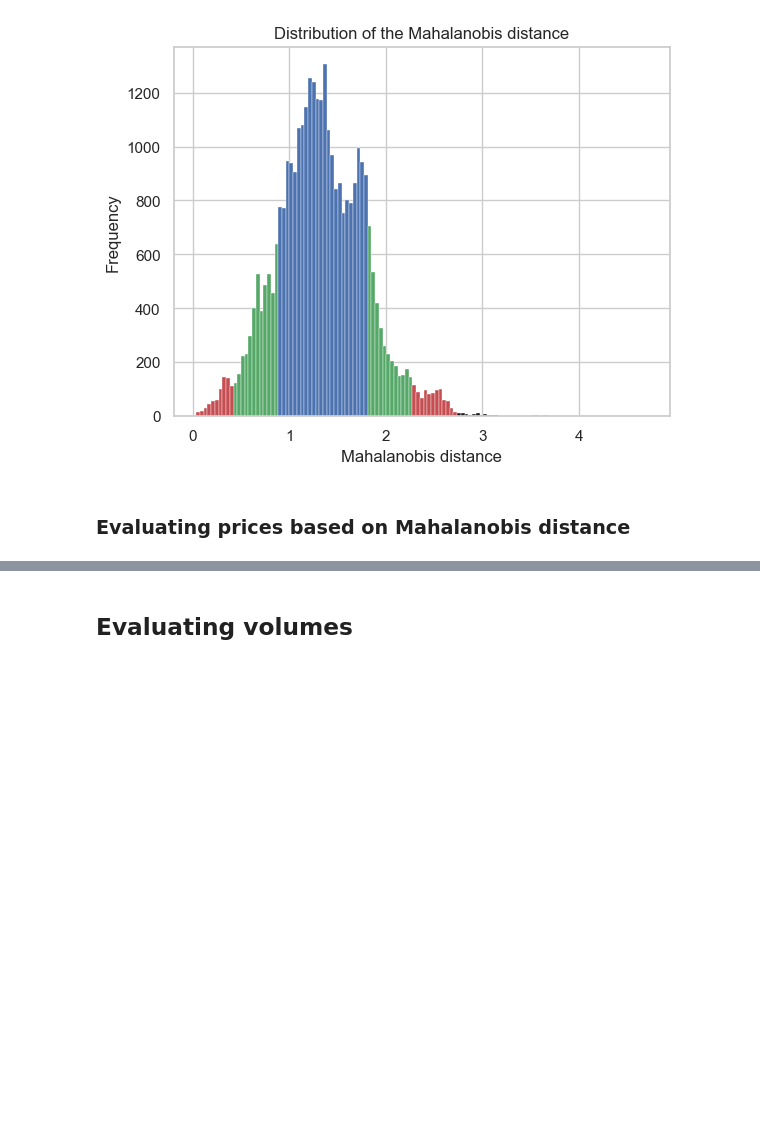
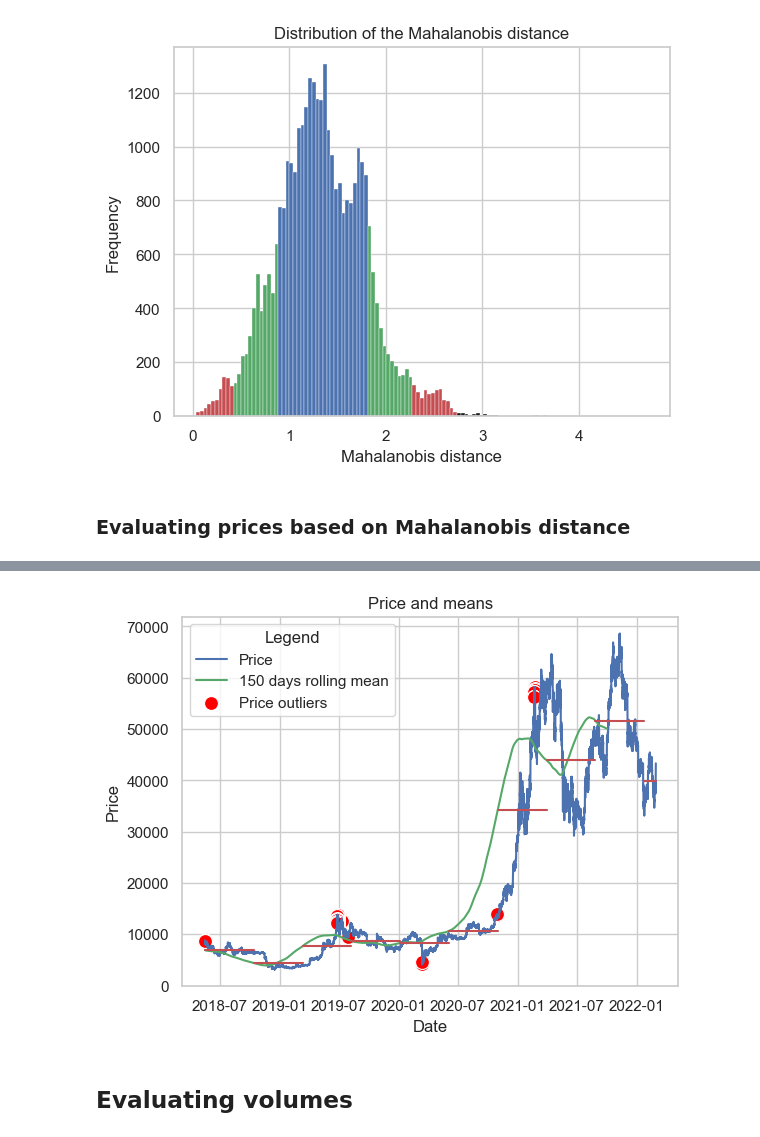
Before and after one commit to iAndRYou/anomalies, a Jupyter notebook: model.ipynb, the cells around one changed output, grey strips where cells are left out. Drawn from its saved outputs; the diff is of its cells as text; code cells hidden in the pictures; blank space fills up the shorter version.

```diff
--- a/model.ipynb
+++ b/model.ipynb
@@ -85,3 +81,7 @@ plot_mahalanobis(bitcoin_df, outliers=mahalanobis_outliers)
+# %%
+plot_price(bitcoin_df, outliers=mahalanobis_outliers)
+# %% [output]
+[figure, added]
 # %% [markdown]
 ## Evaluating volumes
 # %%
```
Also changed, not shown: parts of 3 cells of this notebook, 1 other file.
